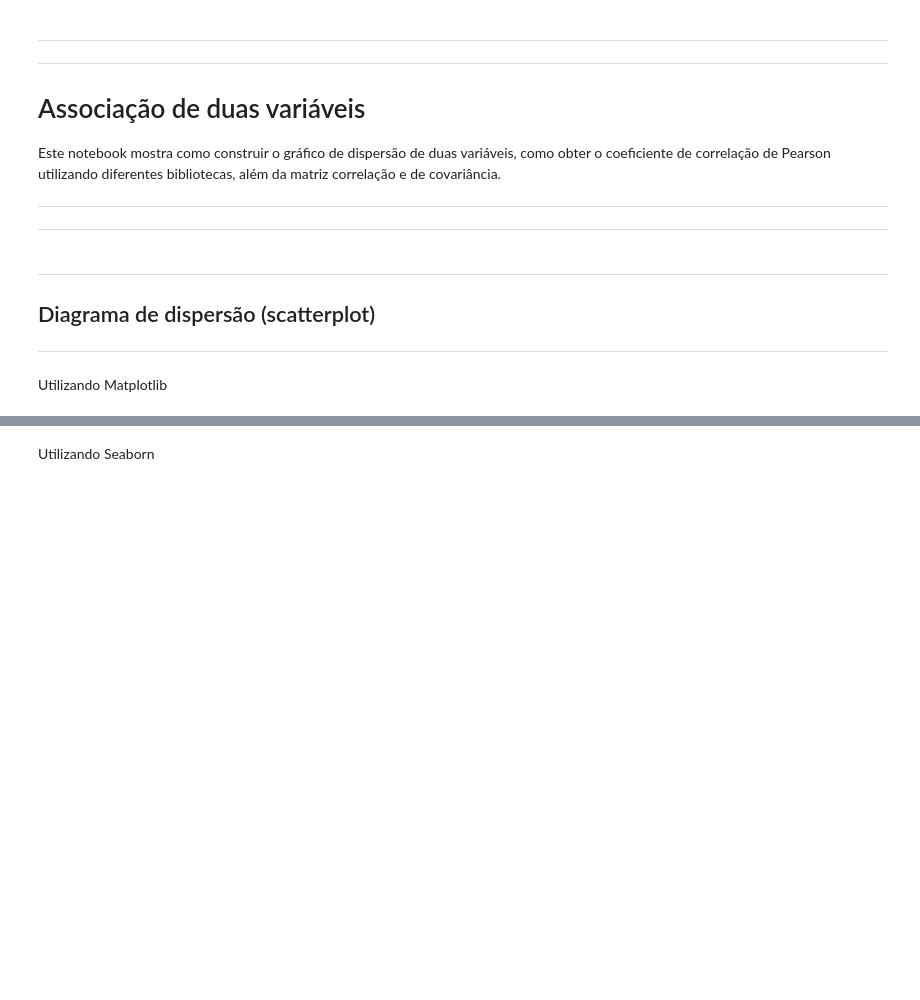
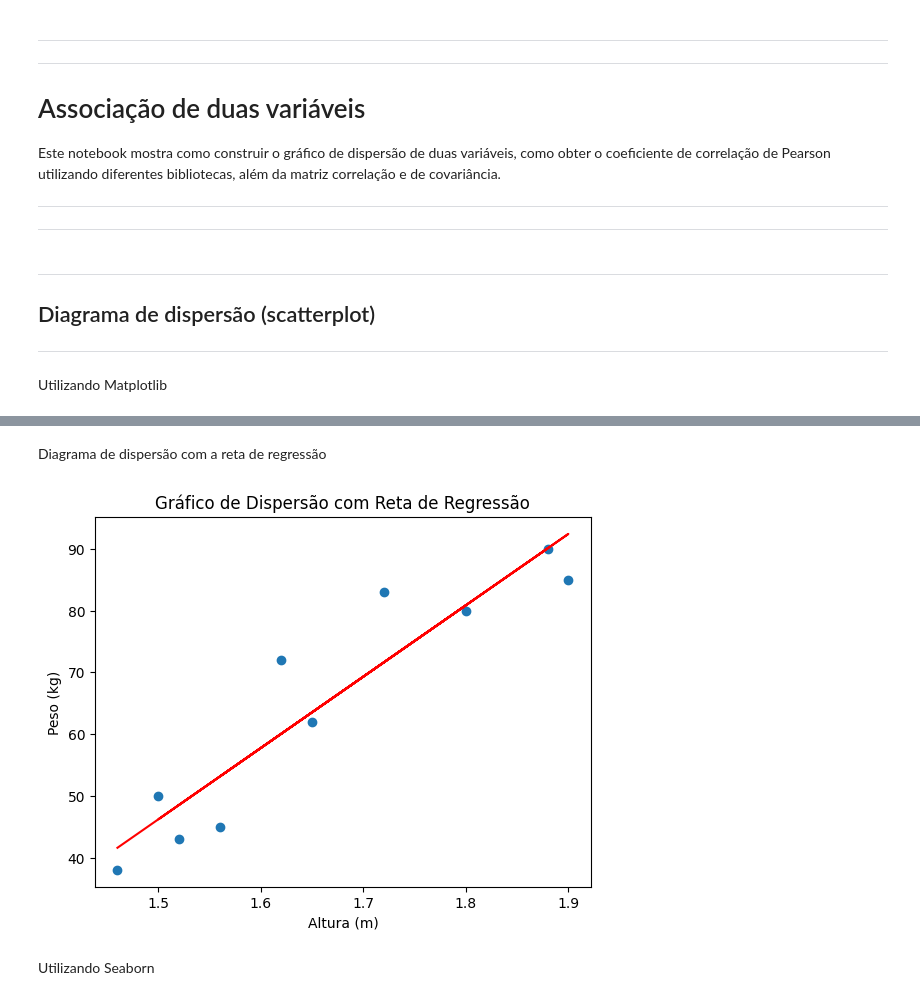
Before and after one commit to malegopc/DSBD, a Jupyter notebook: Notebooks/Correlação.ipynb, the cells around one changed output, grey strips where cells are left out. Cells and saved outputs as stored; diff of their text form; code cells hidden in the pictures; blank space fills up the shorter version.

```diff
--- a/Notebooks/Correlação.ipynb
+++ b/Notebooks/Correlação.ipynb
@@ -36,3 +36,21 @@ plt.show()
+# %% [markdown]
+Diagrama de dispersão com a reta de regressão
+# %%
+# Obtendo os coeficientes da regressão linear
+a, b = np.polyfit(altura, peso, 1)
+# Adicionando a reta de regressão
+plt.plot(altura, a*altura + b, color='red')
+plt.scatter(altura, peso)
+
+# Configurando o título e os rótulos dos eixos
+plt.title('Gráfico de Dispersão com Reta de Regressão')
+plt.xlabel('Altura (m)')
+plt.ylabel('Peso (kg)')
+
+# Exibindo o gráfico
+plt.show()
+# %% [output]
+[figure, added]
 # %% [markdown]
 Utilizando Seaborn
 # %%
```
Also changed, not shown: parts of 7 cells of this notebook.
